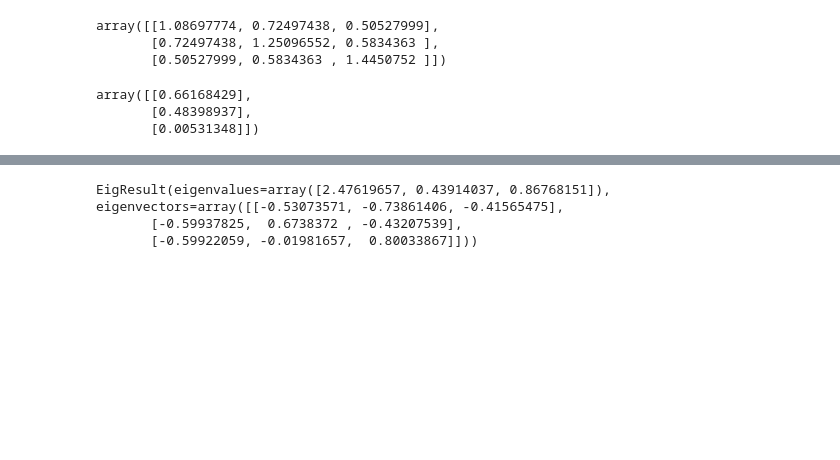
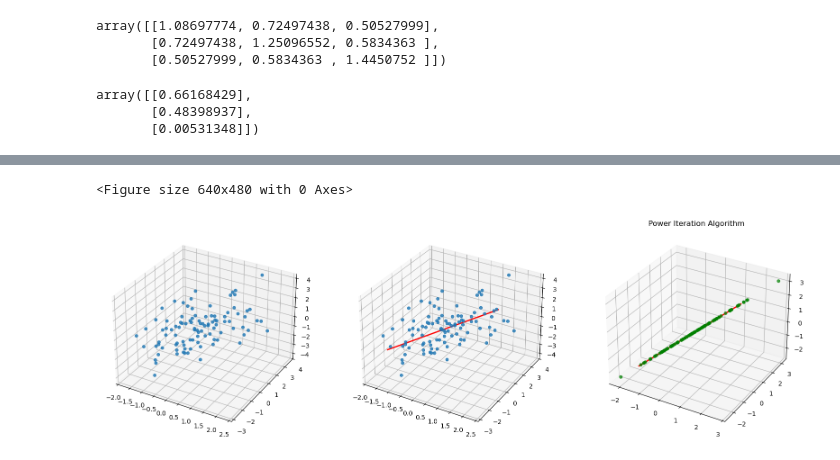
Before and after one commit to girish1993/nano, a Jupyter notebook: nano/exp/pca/power_iter.ipynb, the cells around one changed output, grey strips where cells are left out. Drawn from its saved outputs; the diff is of its cells as text; code cells hidden in the pictures; blank space fills up the shorter version.

Commit message:
power iteration alg completed

```diff
--- a/nano/exp/pca/power_iter.ipynb
+++ b/nano/exp/pca/power_iter.ipynb
@@ -77,8 +81,2 @@ normalised v_new
 normalised v_new and v 5.80864603863588e-07
 estimated dominant eigen value 2.4761965731069906
-# %%
-np.linalg.eig(A)
-# %% [output]
-EigResult(eigenvalues=array([2.47619657, 0.43914037, 0.86768151]), eigenvectors=array([[-0.53073571, -0.73861406, -0.41565475],
-       [-0.59937825,  0.6738372 , -0.43207539],
-       [-0.59922059, -0.01981657,  0.80033867]]))
@@ -84,0 +86,42 @@ EigResult(eigenvalues=array([2.47619657, 0.43914037, 0.86768151]), eigenvectors=
+# %%
+# projection onto the dominant eigen vector
+projections = np.matmul(multi_variate_normal_dist, v.flatten())
+
+# re-projection back to 3D for plotting purposes
+projections = projections[:, np.newaxis]* v.flatten()
+# %%
+fig = plt.figure()
+fig, (axl, axc, axr) = plt.subplots(1, 3, subplot_kw={'projection': '3d'}, figsize=(20,20))
+
+axl.scatter(multi_variate_normal_dist[:, 0], multi_variate_normal_dist[:, 1], multi_variate_normal_dist[:, 2], alpha=0.8)
+
+# scaling the eigenvector
+k= 3
+
+axc.scatter(multi_variate_normal_dist[:, 0], multi_variate_normal_dist[:, 1], multi_variate_normal_dist[:, 2], alpha=0.8)
+
+axc.plot(
+    [-k*v[0], k*v[0]],
+    [-k*v[1], k*v[1]],
+    [-k*v[2], k*v[2]],
+    linewidth=2,
+    color="red",
+    label="Principal Component"
+    )
+
+# ax.add_patch(arrow)
+axr.scatter(projections[: , 0], projections[: , 1], projections[: , 2], color='green', alpha=0.7, label="projected points")
+
+axr.plot(
+    [-k*v[0], k*v[0]],
+    [-k*v[1], k*v[1]],
+    [-k*v[2], k*v[2]],
+    linewidth=2,
+    color="red"
+    )
+
+plt.title("Power Iteration Algorithm")
+plt.show()
+# %% [output]
+<Figure size 640x480 with 0 Axes>
+[figure, added]
```
Also changed, not shown: parts of 4 cells of this notebook.
